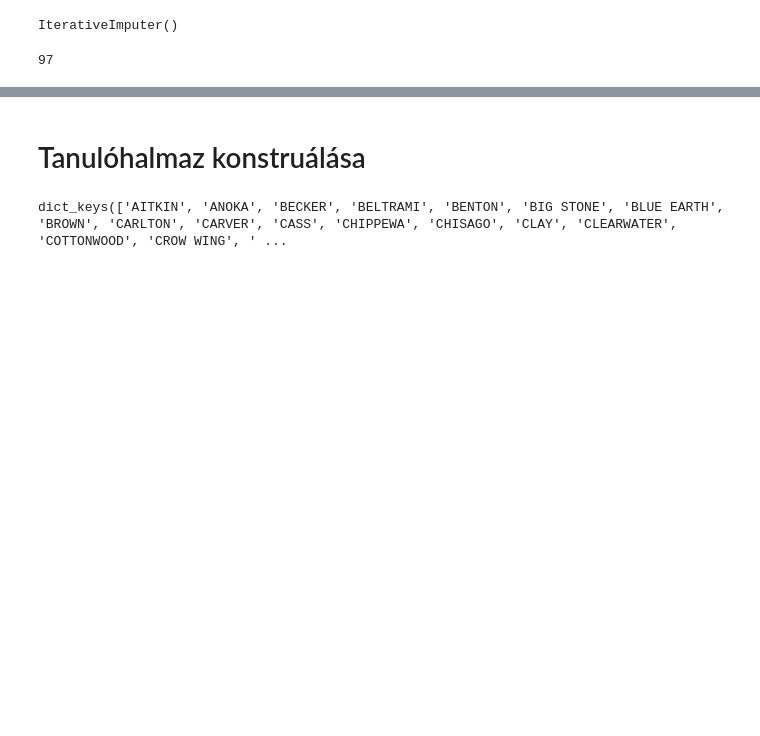
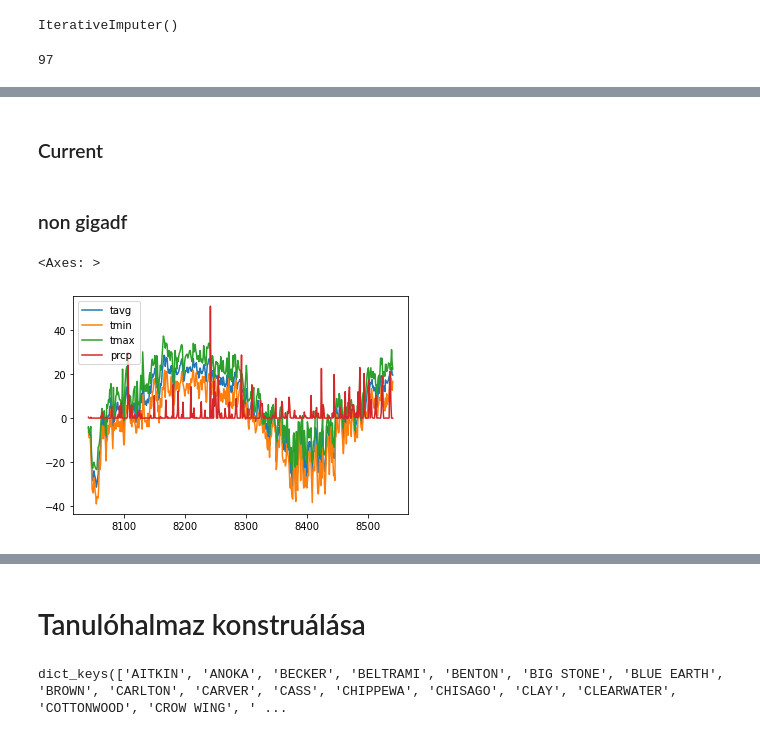
Before and after one commit to danFjs/QuantCh, a Jupyter notebook: JOebiden.ipynb, the cells around one changed output, grey strips where cells are left out. Saved outputs shown, nothing was run; the diff lists cells and outputs as text; code cells hidden in the pictures; blank space fills up the shorter version.

```diff
--- a/JOebiden.ipynb
+++ b/JOebiden.ipynb
@@ -573,0 +551,11 @@ gigadf_vals = gigadf[['tavg', 'tmin', 'tmax', 'prcp','year','month','day']]
+# %%
+gigadf = pd.DataFrame(columns=station_dict['72655'].columns)
+for i in station_dict:
+  gigadf = pd.concat([gigadf,station_dict[i].dropna()],ignore_index=True)
+for i in target_dict:
+  gigadf = pd.concat([gigadf,target_dict[i].dropna()],ignore_index=True)
+gigadf['date'] = pd.to_datetime(gigadf['date'])
+gigadf['year'] = pd.to_datetime(gigadf['date']).dt.year
+gigadf['month'] = pd.to_datetime(gigadf['date']).dt.month
+gigadf['day'] = pd.to_datetime(gigadf['date']).dt.day
+gigadf_vals = gigadf[['tavg', 'tmin', 'tmax', 'prcp','year','month','day']]
@@ -748,3 +766,43 @@ for i in station_dict:
   curr_df = station_dict[i].copy(deep=True)
   curr_df[c] = imputer.transform(curr_df[c])
   station_dict_imp[i] = curr_df
+# %% [markdown]
+### Current
+# %%
+station_dict_imp = {}
+c = ['tavg', 'tmin', 'tmax', 'prcp','year','month','day']
+for i in station_dict:
+  curr_df = station_dict[i].copy(deep=True)
+  curr_df['date'] = pd.to_datetime(curr_df['date'])
+  curr_df['year'] = pd.to_datetime(curr_df['date']).dt.year
+  curr_df['month'] = pd.to_datetime(curr_df['date']).dt.month
+  curr_df['day'] = pd.to_datetime(curr_df['date']).dt.day
+  curr_df = curr_df.set_index('date')
+  imputer.fit(curr_df[c].dropna())
+  curr_df[c] = imputer.transform(curr_df[c])
+  station_dict_imp[i] = curr_df
+# %% [markdown]
+### non gigadf
+# %%
+station_dict_imp = {}
+c = ['tavg', 'tmin', 'tmax', 'prcp','year','month','day']
+for i in station_dict:
+  curr_df = station_dict[i].copy(deep=True)
+  curr_df['date'] = pd.to_datetime(curr_df['date'])
+  dmin = min(curr_df['date'])
+  dmax = max(curr_df['date'])
+  new_dates = pd.date_range(start=dmin,end=dmax,freq='D')
+  curr_df = curr_df.set_index('date')
+
+  curr_df =curr_df.reindex(new_dates)
+  curr_df['year'] = curr_df.index.year
+  curr_df['month'] = curr_df.index.month
+  curr_df['day'] = curr_df.index.day
+  imputer.fit(curr_df[c])
+  curr_df[c] = imputer.transform(curr_df[c])
+  station_dict_imp[i] = curr_df
+# %%
+station_dict[list(station_dict_imp.keys())[8]][['tavg','tmin','tmax','prcp']].tail(500).plot()
+# %% [output]
+<Axes: >
+[figure, added]
```
Also changed, not shown: parts of 50 cells of this notebook.
